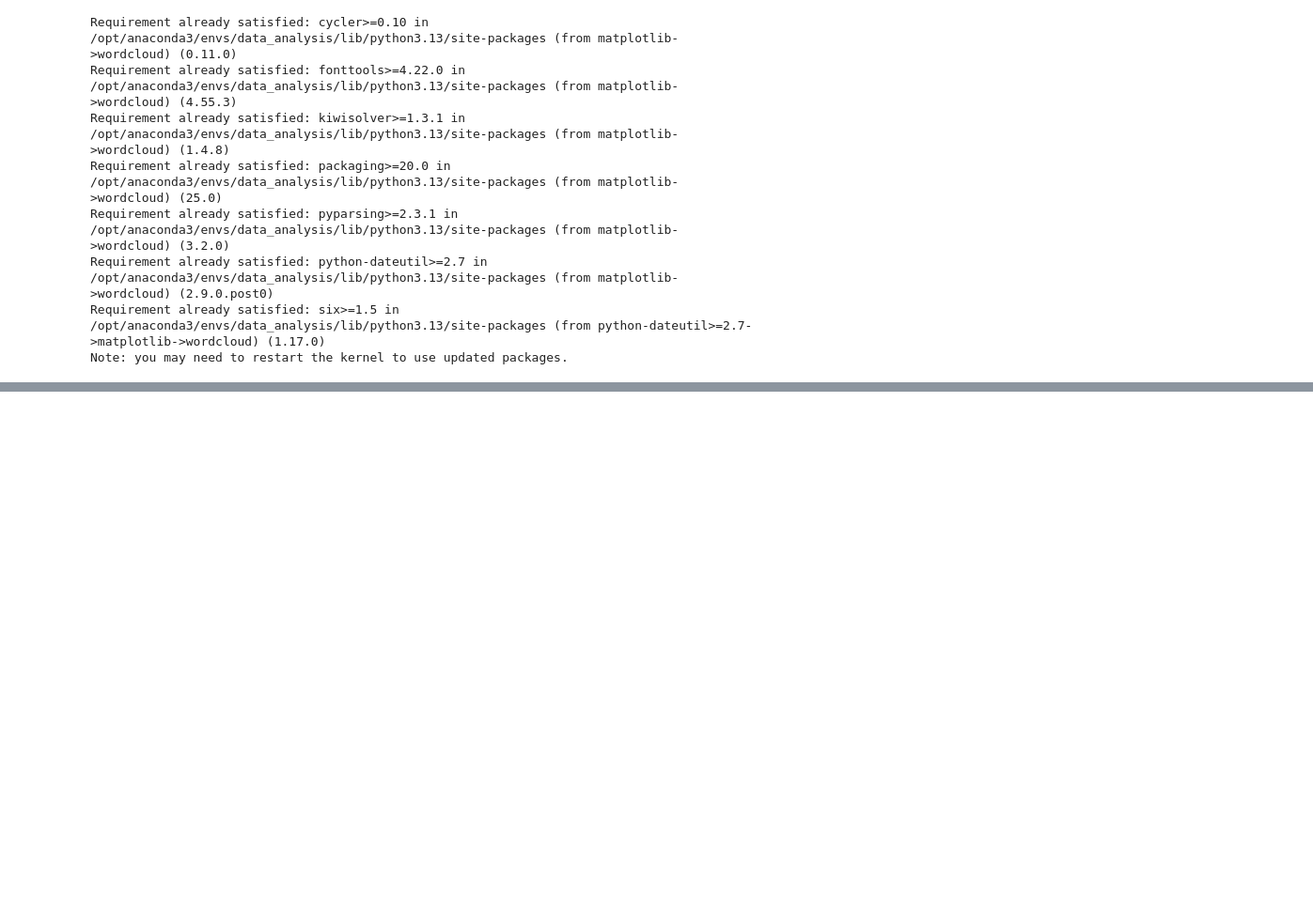
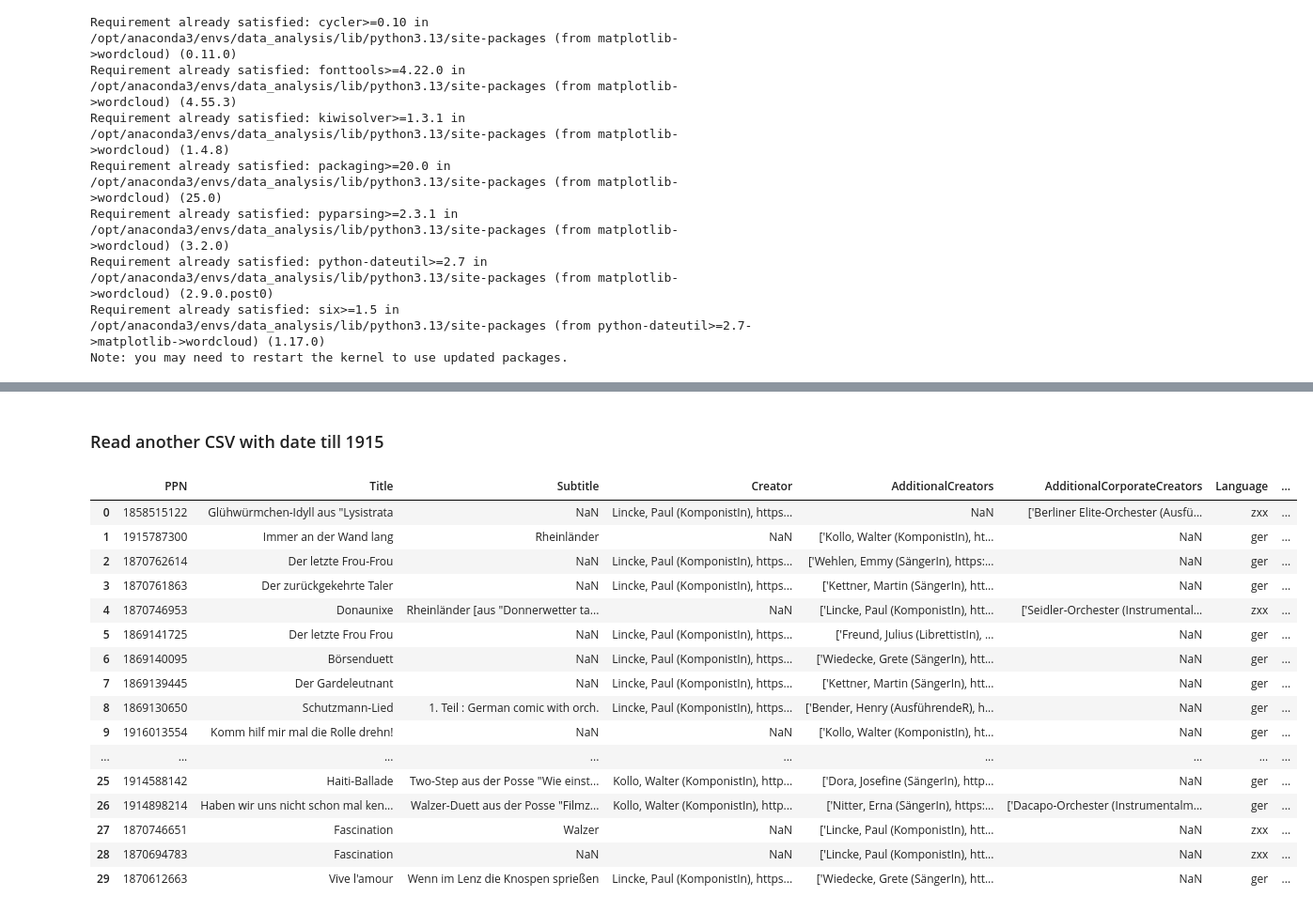
Before and after one commit to bbhatta10/Library-data, a Jupyter notebook: menu.ipynb, the cells around one changed output, grey strips where cells are left out. Shown at 94% size. Saved outputs shown, nothing was run; the diff lists cells and outputs as text; code cells hidden in the pictures; blank space fills up the shorter version.

```diff
--- a/menu.ipynb
+++ b/menu.ipynb
@@ -398,0 +414,24 @@ NameError: name 'combined_df' is not defined
+# %% [markdown]
+### Read another CSV with date till 1915
+# %%
+music_df_1915 = pd.read_csv('metadata_pre_1915.csv')
+
+music_df_1915.head(30)
+# %% [output]
+|  | PPN | Title | Subtitle | Creator | AdditionalCreators | AdditionalCorporateCreators | Language | ... |
+| 0 | 1858515122 | Glühwürmchen-Idyll aus "Lysistrata | NaN | Lincke, Paul (KomponistIn), https... | NaN | ['Berliner Elite-Orchester (Ausfü... | zxx | ... |
+| 1 | 1915787300 | Immer an der Wand lang | Rheinländer | NaN | ['Kollo, Walter (KomponistIn), ht... | NaN | ger | ... |
+| 2 | 1870762614 | Der letzte Frou-Frou | NaN | Lincke, Paul (KomponistIn), https... | ['Wehlen, Emmy (SängerIn), https:... | NaN | ger | ... |
+| 3 | 1870761863 | Der zurückgekehrte Taler | NaN | Lincke, Paul (KomponistIn), https... | ['Kettner, Martin (SängerIn), htt... | NaN | ger | ... |
+| 4 | 1870746953 | Donaunixe | Rheinländer [aus "Donnerwetter ta... | NaN | ['Lincke, Paul (KomponistIn), htt... | ['Seidler-Orchester (Instrumental... | zxx | ... |
+| 5 | 1869141725 | Der letzte Frou Frou | NaN | Lincke, Paul (KomponistIn), https... | ['Freund, Julius (LibrettistIn), ... | NaN | ger | ... |
+| 6 | 1869140095 | Börsenduett | NaN | Lincke, Paul (KomponistIn), https... | ['Wiedecke, Grete (SängerIn), htt... | NaN | ger | ... |
+| 7 | 1869139445 | Der Gardeleutnant | NaN | Lincke, Paul (KomponistIn), https... | ['Kettner, Martin (SängerIn), htt... | NaN | ger | ... |
+| 8 | 1869130650 | Schutzmann-Lied | 1. Teil : German comic with orch. | Lincke, Paul (KomponistIn), https... | ['Bender, Henry (AusführendeR), h... | NaN | ger | ... |
+| 9 | 1916013554 | Komm hilf mir mal die Rolle drehn! | NaN | NaN | ['Kollo, Walter (KomponistIn), ht... | NaN | ger | ... |
+| ... | ... | ... | ... | ... | ... | ... | ... | ... |
+| 25 | 1914588142 | Haiti-Ballade | Two-Step aus der Posse "Wie einst... | Kollo, Walter (KomponistIn), http... | ['Dora, Josefine (SängerIn), http... | NaN | ger | ... |
+| 26 | 1914898214 | Haben wir uns nicht schon mal ken... | Walzer-Duett aus der Posse "Filmz... | Kollo, Walter (KomponistIn), http... | ['Nitter, Erna (SängerIn), https:... | ['Dacapo-Orchester (Instrumentalm... | ger | ... |
+| 27 | 1870746651 | Fascination | Walzer | NaN | ['Lincke, Paul (KomponistIn), htt... | NaN | zxx | ... |
+| 28 | 1870694783 | Fascination | NaN | NaN | ['Lincke, Paul (KomponistIn), htt... | NaN | zxx | ... |
+| 29 | 1870612663 | Vive l'amour | Wenn im Lenz die Knospen sprießen | Lincke, Paul (KomponistIn), https... | ['Wiedecke, Grete (SängerIn), htt... | NaN | ger | ... |
```
Also changed, not shown: parts of 12 cells of this notebook, 2 other files.
